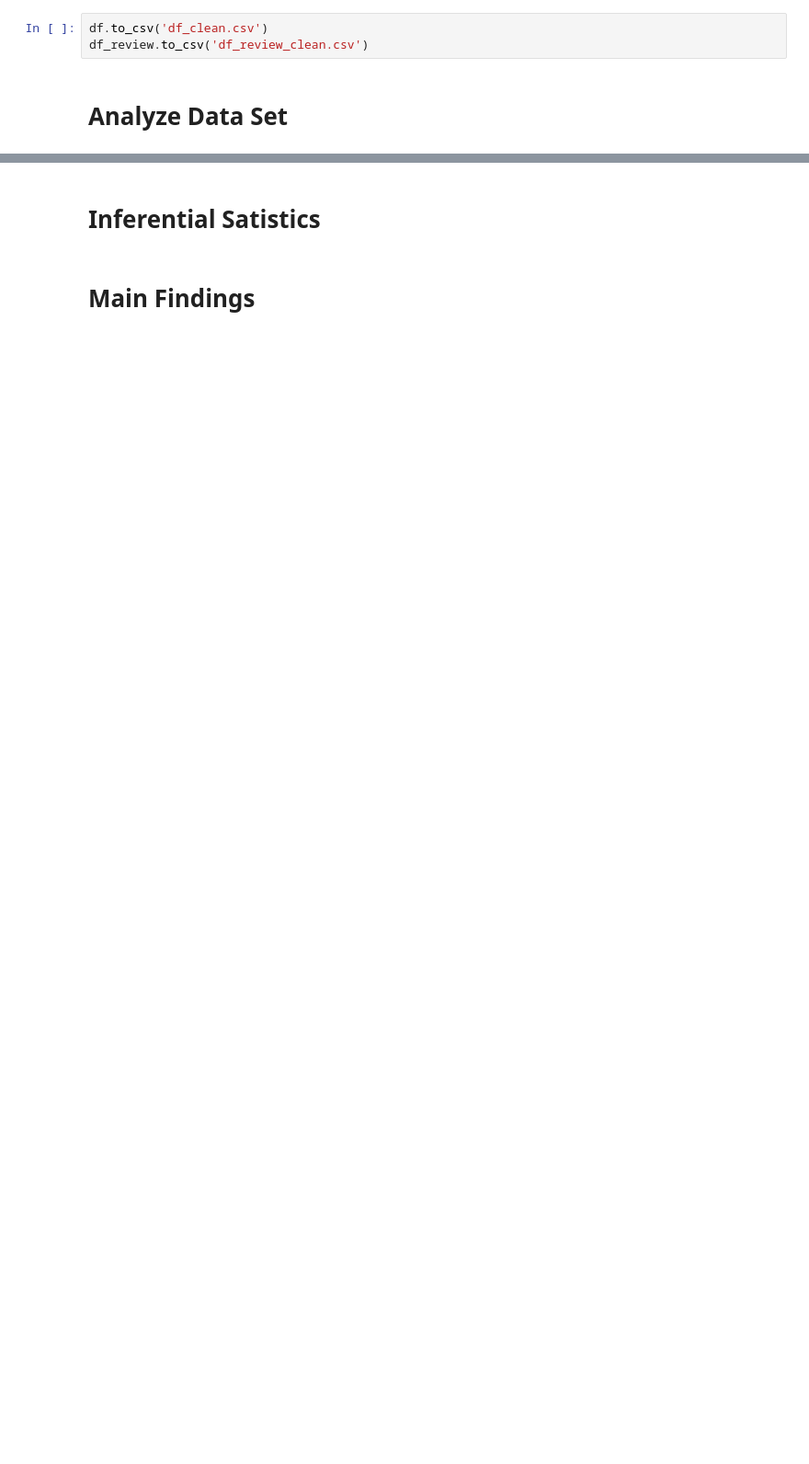
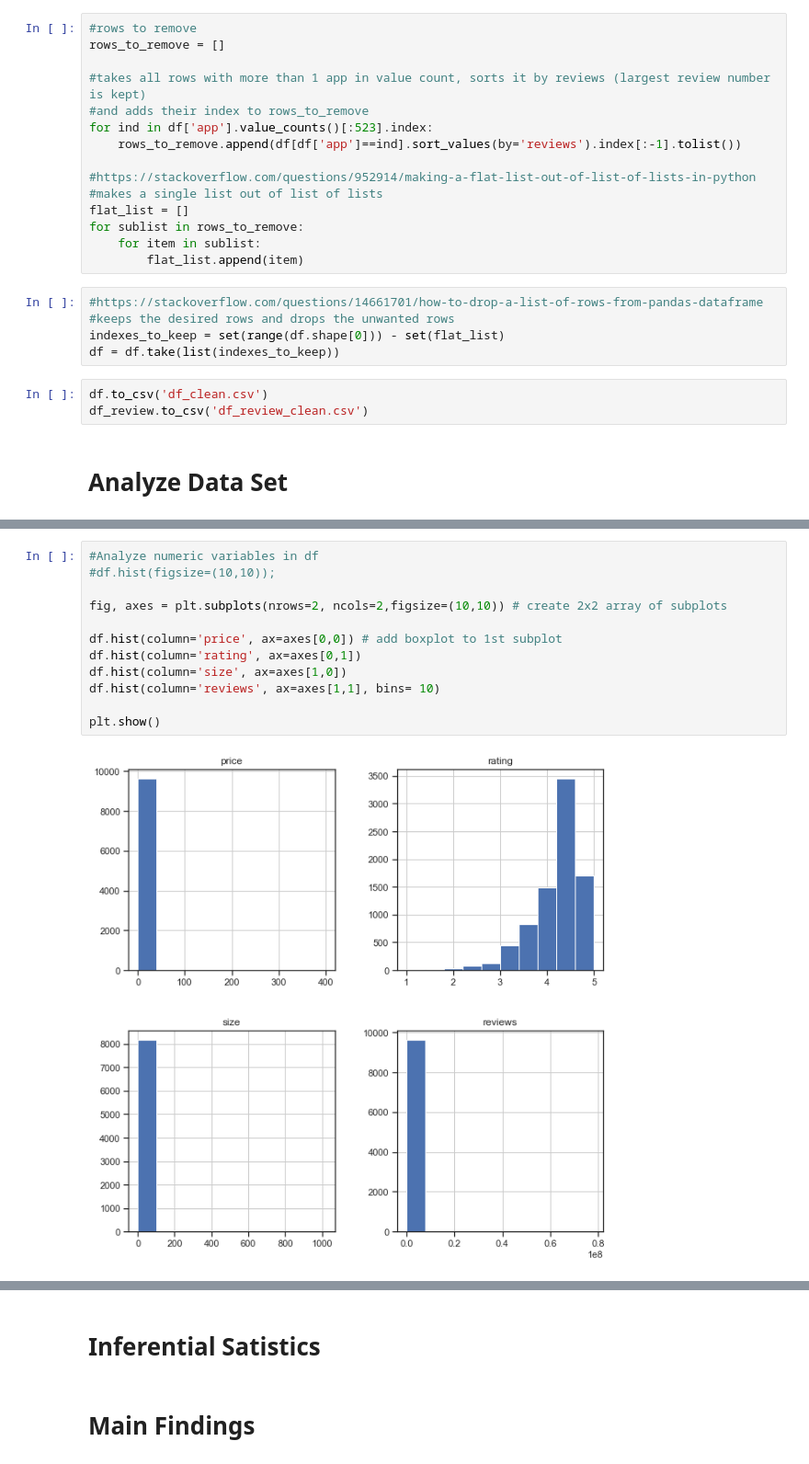
Before and after one commit to igorstojanovic91/google-play-store, a Jupyter notebook: Google Play Store Aanalysis.ipynb, the cells around one changed output, grey strips where cells are left out. Shown: that part at 92% size. Drawn from its saved outputs; the diff is of its cells as text; blank space fills up the shorter version.

```diff
--- a/Google Play Store Aanalysis.ipynb
+++ b/Google Play Store Aanalysis.ipynb
@@ -599,3 +605,23 @@ sentiment_subjectivity <class 'numpy.float64'>
+# %%
+#rows to remove
+rows_to_remove = []
+
+#takes all rows with more than 1 app in value count, sorts it by reviews (largest review number is kept)
+#and adds their index to rows_to_remove
+for ind in df['app'].value_counts()[:523].index:
+    rows_to_remove.append(df[df['app']==ind].sort_values(by='reviews').index[:-1].tolist())
+
+#https://stackoverflow.com/questions/952914/making-a-flat-list-out-of-list-of-lists-in-python
+#makes a single list out of list of lists
+flat_list = []
+for sublist in rows_to_remove:
+    for item in sublist:
+        flat_list.append(item)
+# %%
+#https://stackoverflow.com/questions/14661701/how-to-drop-a-list-of-rows-from-pandas-dataframe
+#keeps the desired rows and drops the unwanted rows
+indexes_to_keep = set(range(df.shape[0])) - set(flat_list)
+df = df.take(list(indexes_to_keep))
 # %%
 df.to_csv('df_clean.csv')
 df_review.to_csv('df_review_clean.csv')
@@ -603,0 +647,14 @@ df_review.to_csv('df_review_clean.csv')
+# %%
+#Analyze numeric variables in df
+#df.hist(figsize=(10,10));
+
+fig, axes = plt.subplots(nrows=2, ncols=2,figsize=(10,10)) # create 2x2 array of subplots
+
+df.hist(column='price', ax=axes[0,0]) # add boxplot to 1st subplot
+df.hist(column='rating', ax=axes[0,1])
+df.hist(column='size', ax=axes[1,0])
+df.hist(column='reviews', ax=axes[1,1], bins= 10)
+
+plt.show()
+# %% [output]
+[figure, added]
```
Also changed, not shown: parts of 20 cells of this notebook.
